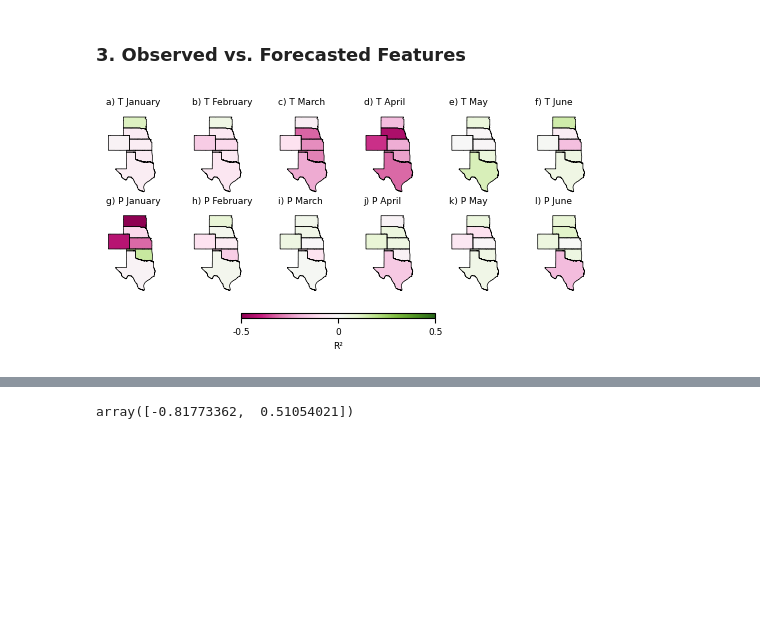
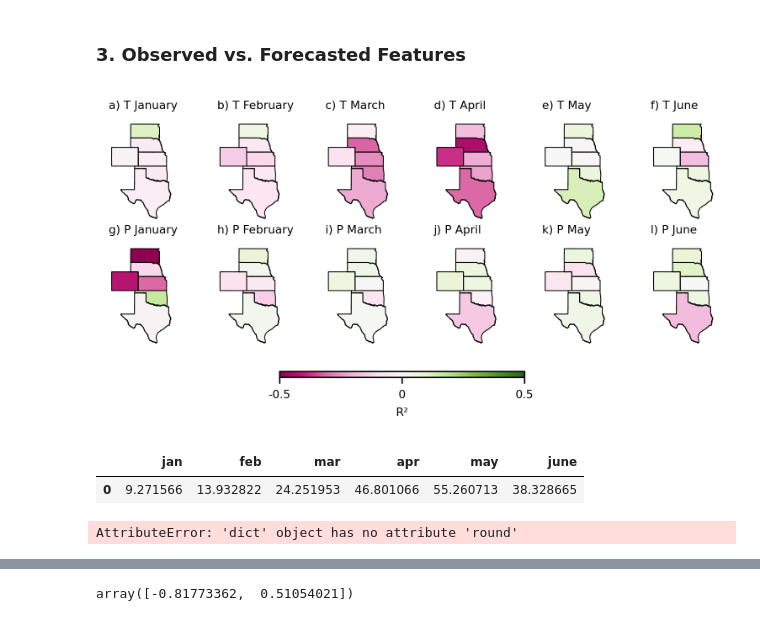
Before and after one commit to ellaampy/seasonal-yield-forecast, a Jupyter notebook: analyse_performance.ipynb, the cells around one changed output, grey strips where cells are left out. Saved outputs shown, nothing was run; the diff lists cells and outputs as text; code cells hidden in the pictures; blank space fills up the shorter version.

```diff
--- a/analyse_performance.ipynb
+++ b/analyse_performance.ipynb
@@ -41,7 +41,7 @@ time_step_to_date = {
 type = "test" # one of val or test
 truncation = "3_23" # one of the truncation_to_date keys
 
-pred_true = pd.read_csv("data/results_US/truncation/{}_y_true_y_pred_timesteps_{}.csv".format(type, truncation)).drop(columns=["Unnamed: 0"])
+pred_true = pd.read_csv("data/results/truncation/{}_y_true_y_pred_timesteps_{}.csv".format(type, truncation)).drop(columns=["Unnamed: 0"])
 features = pd.read_csv('C:/Users/Max Zachow/OneDrive - TUM/Dokumente/GitHub/seasonal-yield-forecast/data/preprocessed/US/cy_bench_16daybins_wheat_US_v8.csv')
 yield_df = pd.read_csv('C:/Users/Max Zachow/OneDrive - TUM/Dokumente/GitHub/seasonal-yield-forecast/data/CY-Bench/US/wheat/yield_wheat_US.csv')
 us_shape = gpd.read_file("data/shapefiles/US/tl_2023_us_county.shp")
@@ -526,8 +569,12 @@ month_to_first_two_timesteps = {"jan":["19", "21", "23", "25"], "feb":["23", "25
 position_to_index = {"00": "a)", "01": "b)", "02": "c)", "03": "d)", "04": "e)", "05": "f)", "10": "g)", "11": "h)", "12": "i)", "13": "j)", "14": "k)", "15":"l)"}
 feature_name_to_abbreviation = {"Temperature": "T", "Precipitation": "P"}
 fig, axs = plt.subplots(2, 6, figsize=(468.3324*0.0138, (468.3324*0.0138/2.75)))
+errors_by_month = dict.fromkeys(["Temperature", "Precipitation"])
+errors_by_month["Temperature"] = dict.fromkeys(["jan", "feb", "mar", "apr", "may", "june"])
+errors_by_month["Precipitation"] = dict.fromkeys(["jan", "feb", "mar", "apr", "may", "june"])
 
 for i, init_month in enumerate(["jan", "feb", "mar", "apr", "may", "june"]):
+
     obs_features = (features
                     .loc[features["harvest_year"].between(2021, 2023), ["adm_id", "harvest_year"] + [c for c in features.columns if c.startswith("tavg") or c.startswith("prec") or c.startswith("tmax") or c.startswith("tmin")]]
                     .set_index(["adm_id", "harvest_year"]))
@@ -564,36 +611,83 @@ for i, init_month in enumerate(["jan", "feb", "mar", "apr", "may", "june"]):
     squared_errors_reference.columns = ["Temperature", "Precipitation"]
     sum_of_squared_errors_reference = squared_errors_reference.reset_index().groupby("adm_id")[["Temperature", "Precipitation"]].sum()
 
+    errors_by_month["Temperature"][init_month] = sum_of_squared_errors_model["Temperature"].mean()
+    errors_by_month["Precipitation"][init_month] = sum_of_squared_errors_model["Precipitation"].mean()
+
     r_squared = 1 - sum_of_squared_errors_model / sum_of_squared_errors_reference
 
     r_squared = r_squared.reset_index().merge(us_counties[["adm_id", "STATEFP", "geometry"]], on="adm_id", how="left")
     r_squared = gpd.GeoDataFrame(r_squared, geometry="geometry")
     #fig.text(0.1, 0.75 - i * 0.25, "{}".format(month_to_name[init_month]), va='center', ha='center', rotation='vertical', fontsize=11)
+
 
     for j, feature in enumerate(["Temperature", "Precipitation"]):
         r_squared_state = r_squared[["STATEFP", feature, "geometry"]].dissolve(by="STATEFP", aggfunc="mean").reset_index()
         r_squared_state = r_squared_state[["STATEFP", feature]].merge(us_states, on="STATEFP", how="right")
         r_squared_state = gpd.GeoDataFrame(r_squared_state, geometry="geometry")
         r_squared_state.plot(column=feature, cmap="PiYG", legend=False, vmin=-1, vmax=1, ax=axs[j][i])
         us_states.plot(facecolor="none", edgecolor='black', linewidth=0.5, ax=axs[j][i])
         axs[j][i].spines[['top', 'right', 'bottom', 'left']].set_visible(False)
         axs[j][i].set_xticks([])
         axs[j][i].set_yticks([])
         #if i == 0:
             #axs[j][i].set_ylabel("Latitude [°]", fontsize=11)
 
         axs[j][i].set_title(position_to_index["{}{}".format(j,i)] + " " + feature_name_to_abbreviation[feature] + " " + month_to_name[init_month], loc="left", fontsize=fontsize)
         #if i == 2: axs[j][i].set_xlabel("Longitude [°]", fontsize=11)
 
 # Create a colorbar axis below the entire figure
 cbar_ax = fig.add_axes([0.35, 0.01, 0.3, 0.02])
 sm = plt.cm.ScalarMappable(cmap="PiYG", norm=plt.Normalize(vmin=-0.5, vmax=0.5))
 cbar = fig.colorbar(sm, cax=cbar_ax, orientation="horizontal")
 cbar.set_ticks([-0.5, 0, 0.5])
 cbar.ax.set_xticklabels(['-0.5', '0', '0.5'], fontsize=fontsize)
 cbar.set_label('R²', fontsize=fontsize)
 
-plt.savefig("figure8.png", dpi=300, bbox_inches='tight')
+#plt.savefig("figure8.png", dpi=300, bbox_inches='tight')
 plt.show()
 # %% [output]
-[figure, old version]
+[figure, new version]
+# %%
+pd.DataFrame(errors_by_month["Precipitation"], index=[0])
+# %% [output]
+|  | jan | feb | mar | apr | may | june |
+| 0 | 9.271566 | 13.932822 | 24.251953 | 46.801066 | 55.260713 | 38.328665 |
+# %%
+month_to_first_four_timesteps = {"jan":["19", "21", "23", "25"], "feb":["23", "25", "27", "29"], "mar":["27", "29", "31", "33"], "apr":["31", "33", "35", "37"], "may": ["35", "37", "39", "41"], "june": ["39", "41", "43", "45"]}#
+position_to_index = {"00": "a)", "01": "b)", "02": "c)", "03": "d)", "04": "e)", "05": "f)", "10": "g)", "11": "h)", "12": "i)", "13": "j)", "14": "k)", "15":"l)"}
+feature_name_to_abbreviation = {"Temperature": "T", "Precipitation": "P"}
+
+errors_by_month = dict.fromkeys(["Temperature", "Precipitation"])
+errors_by_month["Temperature"] = dict.fromkeys(["jan", "feb", "mar", "apr", "may", "june"])
+errors_by_month["Precipitation"] = dict.fromkeys(["jan", "feb", "mar", "apr", "may", "june"])
+
+for i, init_month in enumerate(["jan", "feb", "mar", "apr", "may", "june"]):
+
+    obs_features = (features
+                    .loc[features["harvest_year"].between(2021, 2023), ["adm_id", "harvest_year"] + [c for c in features.columns if c.startswith("tavg") or c.startswith("prec") or c.startswith("tmax") or c.startswith("tmin")]]
+                    .set_index(["adm_id", "harvest_year"]))
+
+    scm_features = pd.read_csv('C:/Users/Max Zachow/OneDrive - TUM/Dokumente/GitHub/seasonal-yield-forecast/data/preprocessed/US/ecmwf_wheat_US_ba_{}_16daybins.csv'.format(init_month))
+
+    scm_features.rename(columns={"year":"harvest_year"}, inplace=True)
+    scm_features.drop(columns=["number", "init_date", "init_time_step"], inplace=True)
+    scm_features.set_index(["adm_id", "harvest_year"], inplace=True)
+    scm_features = scm_features[scm_features.index.isin(obs_features.index)]
+    scm_features = scm_features.groupby(level=[0,1]).mean()
+    scm_features = scm_features.loc[:, [c for c in scm_features.columns if c.split("_")[1] in month_to_first_four_timesteps[init_month]]]
+    obs_features = obs_features[scm_features.columns]
+
+    squared_errors_scm = (obs_features - scm_features)**2
+    squared_errors_scm_temp = squared_errors_scm.loc[:, squared_errors_scm.columns.str.split('_').str[0].isin(["tavg", "tmax", "tmin"])].sum(axis=1)
+    squared_errors_scm_prec = squared_errors_scm.loc[:, squared_errors_scm.columns.str.split('_').str[0] == "prec"].sum(axis=1)
+    squared_errors_scm = pd.concat([squared_errors_scm_temp, squared_errors_scm_prec], axis=1)
+    squared_errors_scm.columns = ["Temperature", "Precipitation"]
+    sum_of_squared_errors_model = squared_errors_scm.reset_index().groupby("adm_id")[["Temperature", "Precipitation"]].sum()
+
+    errors_by_month["Temperature"][init_month] = sum_of_squared_errors_model["Temperature"].mean()
+    errors_by_month["Precipitation"][init_month] = sum_of_squared_errors_model["Precipitation"].mean()
+
+errors_by_month.round(2)
+# %% [output]
+AttributeError: 'dict' object has no attribute 'round'
```
Also changed, not shown: parts of 7 cells of this notebook, 1 other file.
